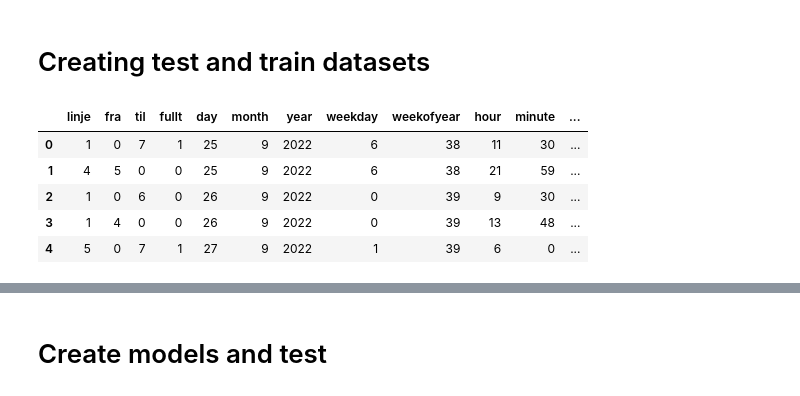
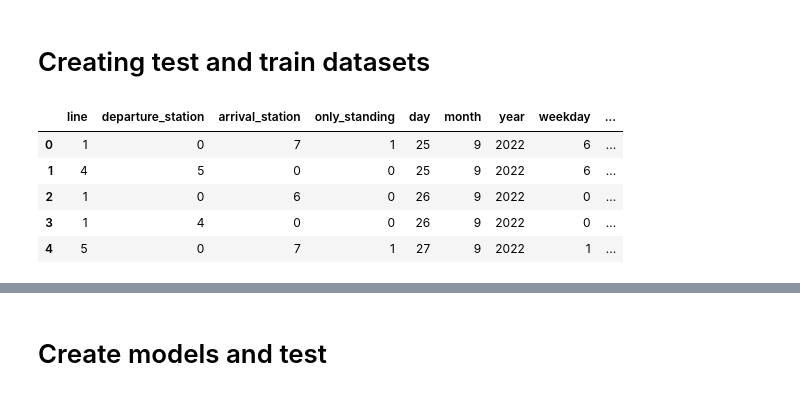
Before and after one commit to sigzug/ticket-inspection-ai-2, a Jupyter notebook: training/training-testing_full_lines.ipynb, the cells around one changed output, grey strips where cells are left out. Saved outputs shown, nothing was run; the diff lists cells and outputs as text; code cells hidden in the pictures.

```diff
--- a/training/training-testing_full_lines.ipynb
+++ b/training/training-testing_full_lines.ipynb
@@ -117,6 +152,6 @@ db['sjekket'] = db['sjekket'].replace({'ja/nei': 'ja', 'nei/ja': 'ja'})
 # %%
 # If 'noe' in 'fullt' column, replace with 'nei'
-db['fullt'] = db['fullt'].replace({'noe': 'nei'})
+db['only_standing'] = db['only_standing'].replace({'noe': 'nei'})
 # %%
 db.head()
 # %% [output]
@@ -131,12 +166,15 @@ db.head()
 # %%
 # TODO implement
 # Remove for now
-db = db.drop(columns=['sjekket_etter'])
+db = db.drop(columns=['checked_after'])
 # %%
 # Converting all strings to numumeric values
+categories = {}
 for col in db.select_dtypes(include=['object']).columns:
-    print(pd.Categorical(db[col]).categories)
-    db[col] = pd.Categorical(db[col]).codes
+    cats = pd.Categorical(db[col])
+    categories[col] = cats
+    print(cats.categories)
+    db[col] = cats.codes
 # %% [output]
 Index(['l1', 'l12', 'l14', 'l2', 'r10', 'r11', 'r12', 'r13', 'r14', 'r21',
        'r22', 'r23', 're10', 're11'],
@@ -181,18 +219,18 @@ memory usage: 11.8 KB
 # Creating test and train datasets
 # %%
 # Drop irrelevant columns
-db = db.drop(columns=['vogn'])
-db = db.drop(columns=['merknad'])
+db = db.drop(columns=['wagon'])
+db = db.drop(columns=['notes'])
 # %%
-x = db.drop(columns=['sjekket'], axis=1)
-y = db['sjekket']
+x = db.drop(columns=['checked'], axis=1)
+y = db['checked']
 x.head()
 # %% [output]
-|  | linje | fra | til | fullt | day | month | year | weekday | weekofyear | hour | minute | ... |
-| 0 | 1 | 0 | 7 | 1 | 25 | 9 | 2022 | 6 | 38 | 11 | 30 | ... |
-| 1 | 4 | 5 | 0 | 0 | 25 | 9 | 2022 | 6 | 38 | 21 | 59 | ... |
-| 2 | 1 | 0 | 6 | 0 | 26 | 9 | 2022 | 0 | 39 | 9 | 30 | ... |
-| 3 | 1 | 4 | 0 | 0 | 26 | 9 | 2022 | 0 | 39 | 13 | 48 | ... |
-| 4 | 5 | 0 | 7 | 1 | 27 | 9 | 2022 | 1 | 39 | 6 | 0 | ... |
+|  | line | departure_station | arrival_station | only_standing | day | month | year | weekday | ... |
+| 0 | 1 | 0 | 7 | 1 | 25 | 9 | 2022 | 6 | ... |
+| 1 | 4 | 5 | 0 | 0 | 25 | 9 | 2022 | 6 | ... |
+| 2 | 1 | 0 | 6 | 0 | 26 | 9 | 2022 | 0 | ... |
+| 3 | 1 | 4 | 0 | 0 | 26 | 9 | 2022 | 0 | ... |
+| 4 | 5 | 0 | 7 | 1 | 27 | 9 | 2022 | 1 | ... |
 # %%
 x_train, x_test, y_train, y_test = train_test_split(x, y, test_size=0.2, random_state=42)
```
Also changed, not shown: parts of 20 cells of this notebook, 5 other files.
